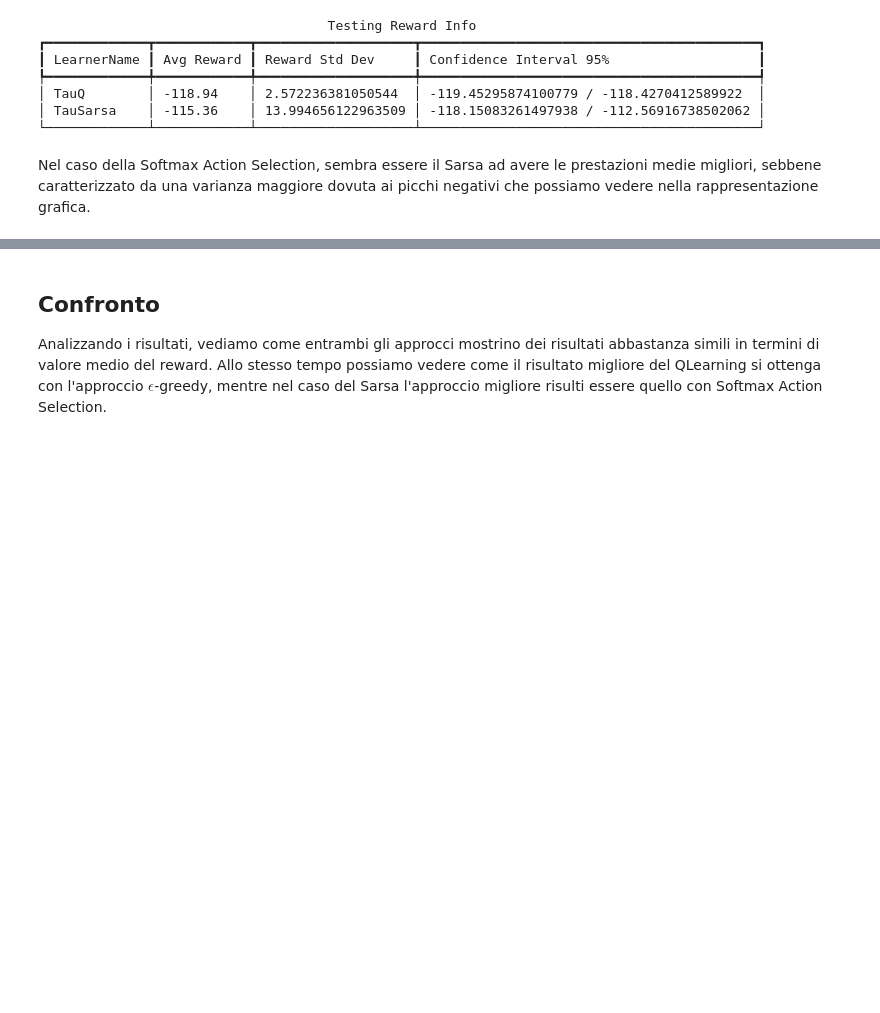
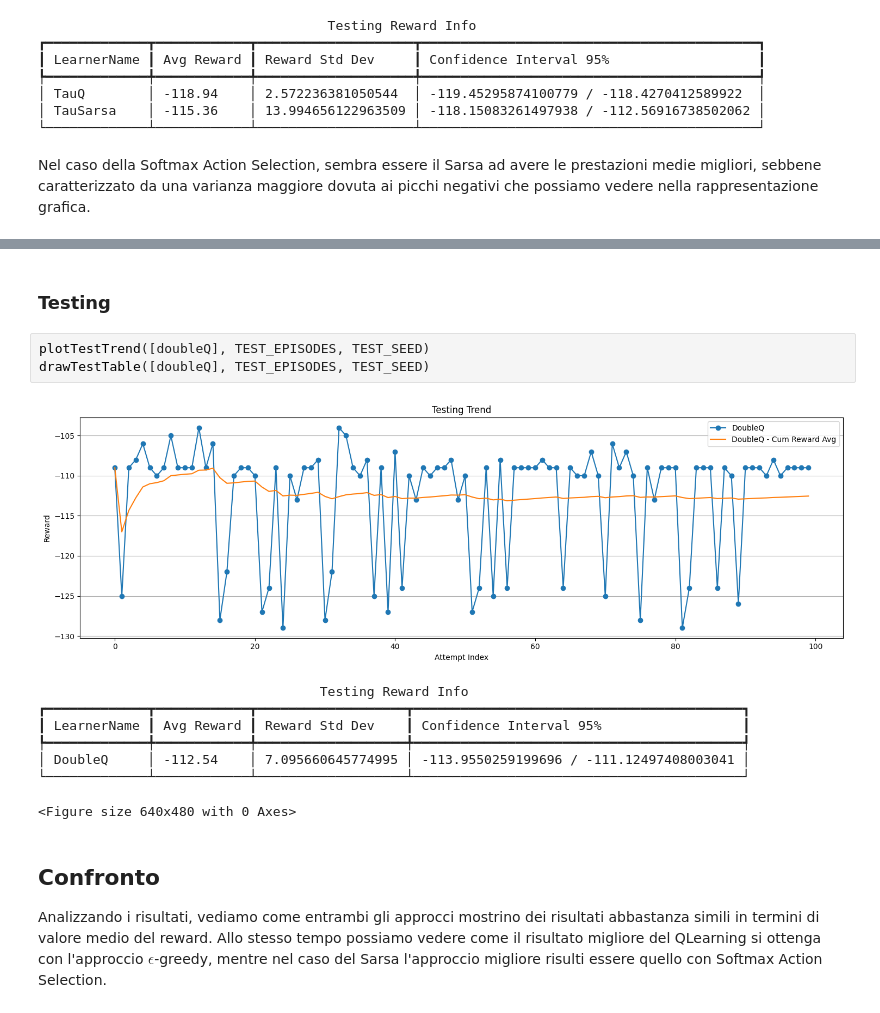
Before and after one commit to SimoneNicosanti/ML_Project, a Jupyter notebook: Project.ipynb, the cells around one changed output, grey strips where cells are left out. Drawn from its saved outputs; the diff is of its cells as text; blank space fills up the shorter version.

```diff
--- a/Project.ipynb
+++ b/Project.ipynb
@@ -737,3 +817,17 @@ Nel caso della Softmax Action Selection, sembra essere il Sarsa ad avere le pres
+# %% [markdown]
+### Testing
+# %%
+plotTestTrend([doubleQ], TEST_EPISODES, TEST_SEED)
+drawTestTable([doubleQ], TEST_EPISODES, TEST_SEED)
+# %% [output]
+[figure, added]
+                                    Testing Reward Info
+┏━━━━━━━━━━━━━┳━━━━━━━━━━━━┳━━━━━━━━━━━━━━━━━━━┳━━━━━━━━━━━━━━━━━━━━━━━━━━━━━━━━━━━━━━━━━━┓
+┃ LearnerName ┃ Avg Reward ┃ Reward Std Dev    ┃ Confidence Interval 95%                  ┃
+┡━━━━━━━━━━━━━╇━━━━━━━━━━━━╇━━━━━━━━━━━━━━━━━━━╇━━━━━━━━━━━━━━━━━━━━━━━━━━━━━━━━━━━━━━━━━━┩
+│ DoubleQ     │ -112.54    │ 7.095660645774995 │ -113.9550259199696 / -111.12497408003041 │
+└─────────────┴────────────┴───────────────────┴──────────────────────────────────────────┘
+<Figure size 640x480 with 0 Axes>
 # %% [markdown]
 ## Confronto
 Analizzando i risultati, vediamo come entrambi gli approcci mostrino dei risultati abbastanza simili in termini di valore medio del reward. Allo stesso tempo possiamo vedere come il risultato migliore del QLearning si ottenga con l'approccio $\epsilon$-greedy, mentre nel caso del Sarsa l'approccio migliore risulti essere quello con Softmax Action Selection.
```
Also changed, not shown: parts of 11 cells of this notebook, 2 other files.
